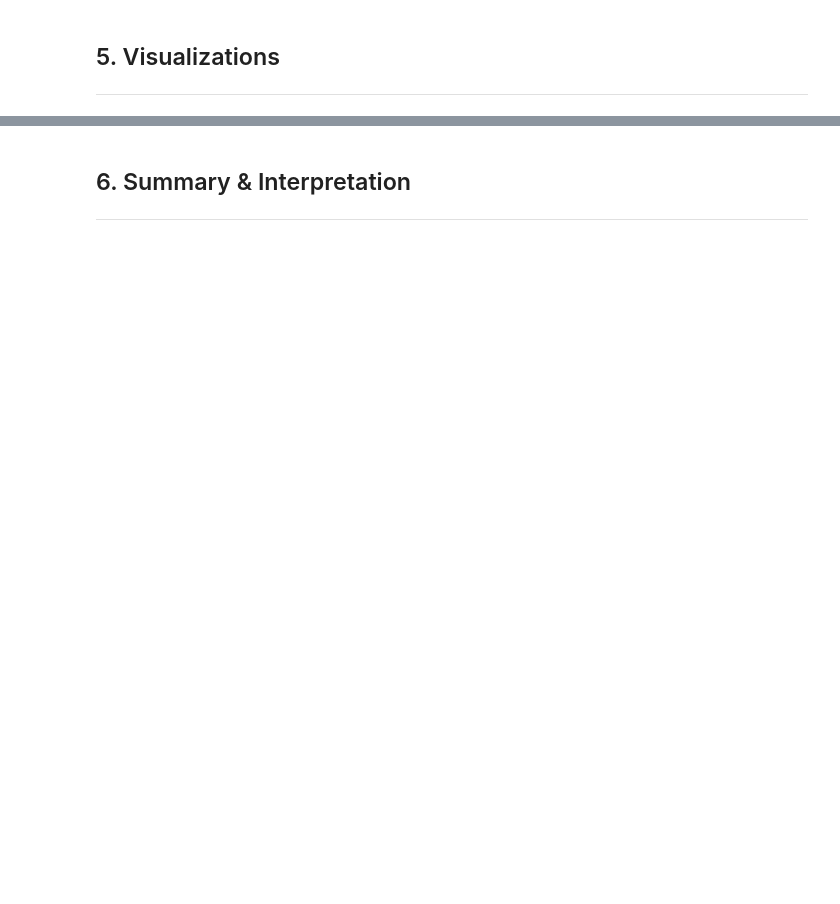
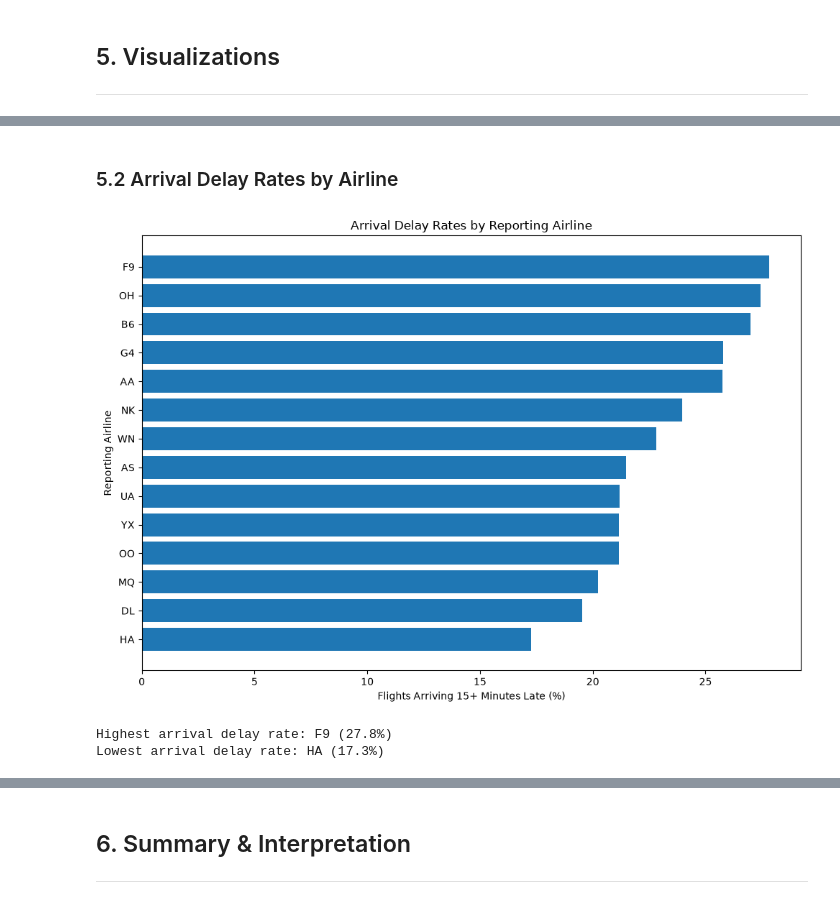
Before and after one commit to ashlabs/ai-programming-foundations-project, a Jupyter notebook: data_workflow.ipynb, the cells around one changed output, grey strips where cells are left out. Drawn from its saved outputs; the diff is of its cells as text; code cells hidden in the pictures; blank space fills up the shorter version.

```diff
--- a/data_workflow.ipynb
+++ b/data_workflow.ipynb
@@ -606,0 +715,15 @@ print(type(summary["cancellation_rate"]))
+# %%
+carrier_performance_df["cancellation_rate"] = (
+    carrier_performance_df["cancelled_flights"] /
+    carrier_performance_df["total_flights"]
+)
+
+carrier_performance_df["diversion_rate"] = (
+    carrier_performance_df["diverted_flights"] /
+    carrier_performance_df["total_flights"]
+)
+
+carrier_performance_df["arrival_delay_rate"] = (
+    carrier_performance_df["delayed_arrivals"] /
+    carrier_performance_df["arrival_delay_observations"]
+)
@@ -609,0 +888,65 @@ print(type(summary["cancellation_rate"]))
+# %% [markdown]
+### 5.2 Arrival Delay Rates by Airline
+# %%
+carrier_plot_df = (
+    carrier_performance_df
+    .sort_values("arrival_delay_rate", ascending=True)
+    .copy()
+)
+
+carrier_plot_df["arrival_delay_pct"] = (
+    carrier_plot_df["arrival_delay_rate"] * 100
+)
+
+plt.figure(figsize=(10, 7))
+
+plt.barh(
+    carrier_plot_df["Reporting_Airline"],
+    carrier_plot_df["arrival_delay_pct"],
+)
+
+plt.title("Arrival Delay Rates by Reporting Airline")
+plt.xlabel("Flights Arriving 15+ Minutes Late (%)")
+plt.ylabel("Reporting Airline")
+
+plt.tight_layout()
+
+plt.savefig(
+    PROJECT_ROOT / "figures" / "carrier_arrival_delay_rates.png",
+    dpi=300,
+    bbox_inches="tight",
+)
+
+plt.savefig(
+    PROJECT_ROOT / "figures" / "arrival_delay_rates_by_carrier.png",
+    dpi=300,
+    bbox_inches="tight",
+)
+
+
+plt.show()
+# %% [output]
+[figure, added]
+# %%
+highest_carrier_delay = carrier_performance_df.loc[
+    carrier_performance_df["arrival_delay_rate"].idxmax()
+]
+
+lowest_carrier_delay = carrier_performance_df.loc[
+    carrier_performance_df["arrival_delay_rate"].idxmin()
+]
+
+print(
+    "Highest arrival delay rate:",
+    highest_carrier_delay["Reporting_Airline"],
+    f"({highest_carrier_delay['arrival_delay_rate']:.1%})",
+)
+
+print(
+    "Lowest arrival delay rate:",
+    lowest_carrier_delay["Reporting_Airline"],
+    f"({lowest_carrier_delay['arrival_delay_rate']:.1%})",
+)
+# %% [output]
+Highest arrival delay rate: F9 (27.8%)
+Lowest arrival delay rate: HA (17.3%)
```
Also changed, not shown: parts of 21 cells of this notebook.
